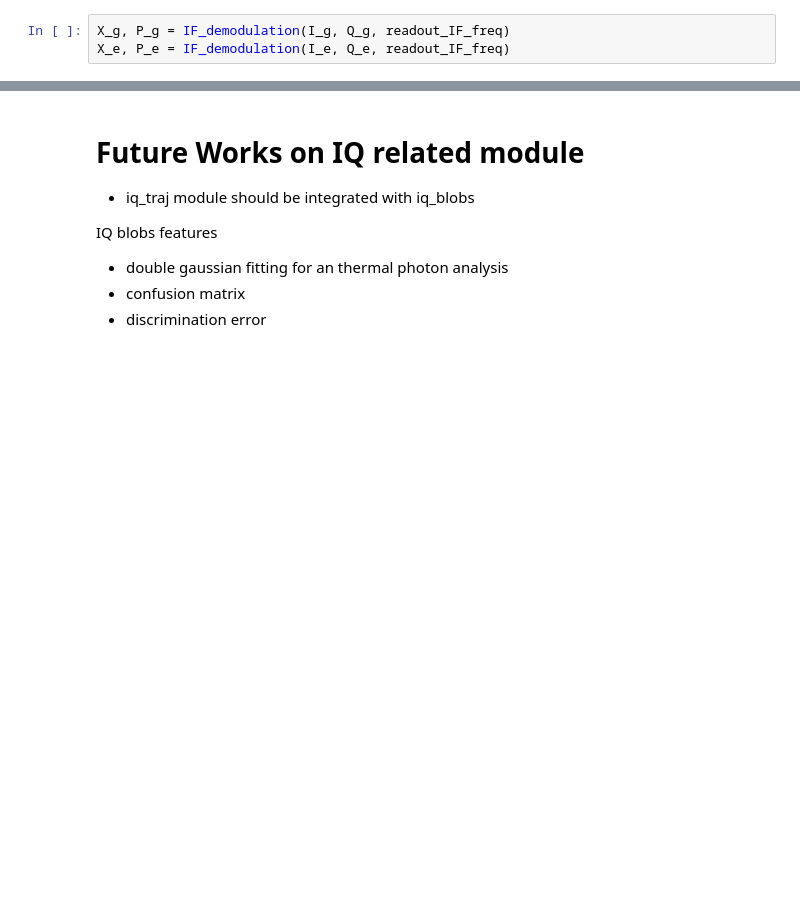
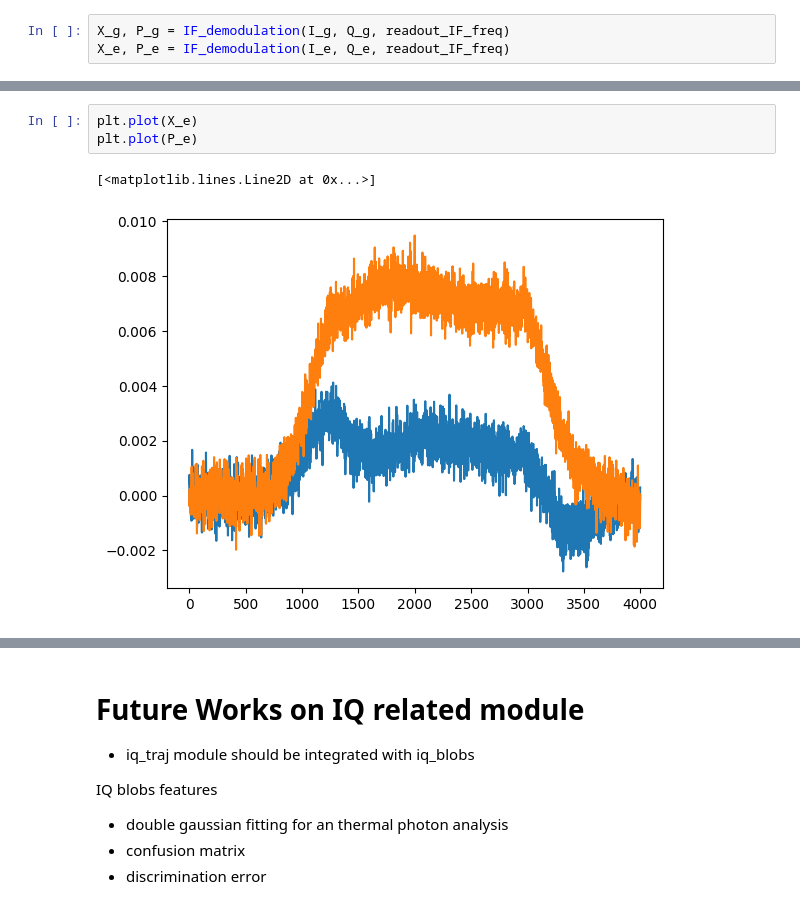
Before and after one commit to yalgaeahn/qubit-experiment, a Jupyter notebook: examples/iq_traj_test.ipynb, the cells around one changed output, grey strips where cells are left out. Drawn from its saved outputs; the diff is of its cells as text; blank space fills up the shorter version.

```diff
--- a/examples/iq_traj_test.ipynb
+++ b/examples/iq_traj_test.ipynb
@@ -266,0 +287,6 @@ plt.plot(X_g,P_g)
+# %%
+plt.plot(X_e)
+plt.plot(P_e)
+# %% [output]
+[<matplotlib.lines.Line2D at 0x...>]
+[figure, added]
```
Also changed, not shown: parts of 12 cells of this notebook, 11 other files.
